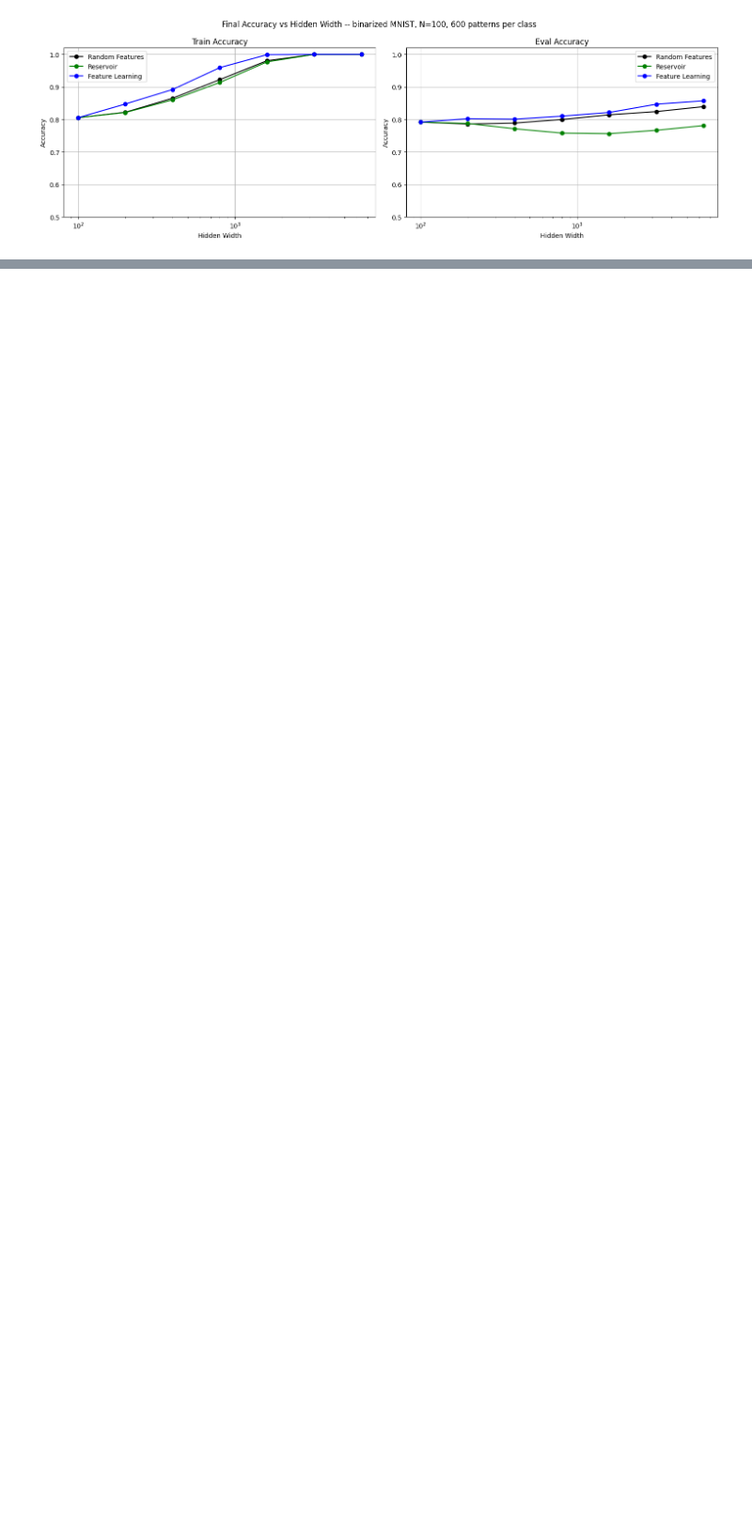
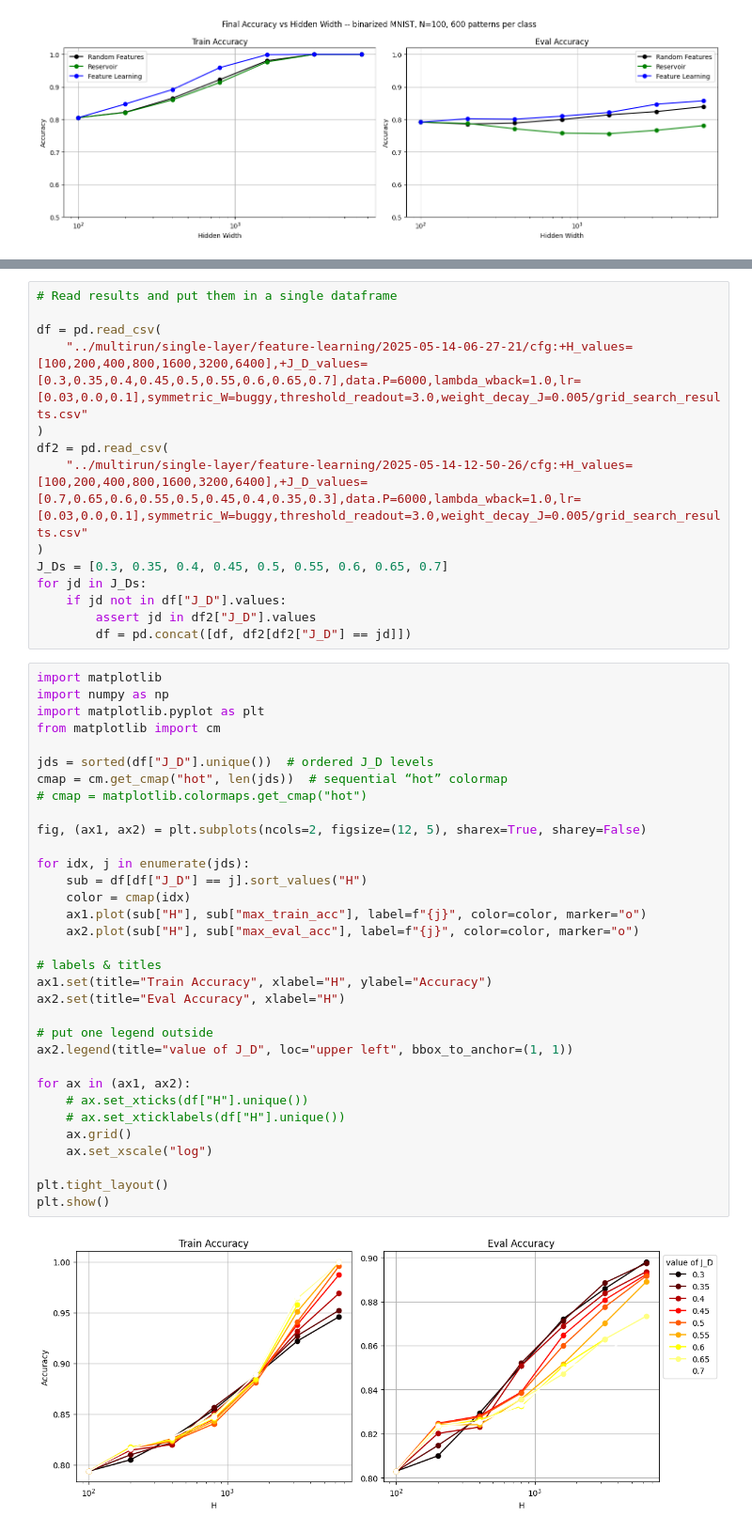
Before and after one commit to mattia-scardecchia/Biological-Learning, a Jupyter notebook: notebooks/plot.ipynb, the cells around one changed output, grey strips where cells are left out. Shown: that part at 94% size. Cells and saved outputs as stored; diff of their text form; blank space fills up the shorter version.

Commit message:
new plots

```diff
--- a/notebooks/plot.ipynb
+++ b/notebooks/plot.ipynb
@@ -755,0 +760,49 @@ plt.show()
+# %%
+# Read results and put them in a single dataframe
+
+df = pd.read_csv(
+    "../multirun/single-layer/feature-learning/2025-05-14-06-27-21/cfg:+H_values=[100,200,400,800,1600,3200,6400],+J_D_values=[0.3,0.35,0.4,0.45,0.5,0.55,0.6,0.65,0.7],data.P=6000,lambda_wback=1.0,lr=[0.03,0.0,0.1],symmetric_W=buggy,threshold_readout=3.0,weight_decay_J=0.005/grid_search_results.csv"
+)
+df2 = pd.read_csv(
+    "../multirun/single-layer/feature-learning/2025-05-14-12-50-26/cfg:+H_values=[100,200,400,800,1600,3200,6400],+J_D_values=[0.7,0.65,0.6,0.55,0.5,0.45,0.4,0.35,0.3],data.P=6000,lambda_wback=1.0,lr=[0.03,0.0,0.1],symmetric_W=buggy,threshold_readout=3.0,weight_decay_J=0.005/grid_search_results.csv"
+)
+J_Ds = [0.3, 0.35, 0.4, 0.45, 0.5, 0.55, 0.6, 0.65, 0.7]
+for jd in J_Ds:
+    if jd not in df["J_D"].values:
+        assert jd in df2["J_D"].values
+        df = pd.concat([df, df2[df2["J_D"] == jd]])
+# %%
+import matplotlib
+import numpy as np
+import matplotlib.pyplot as plt
+from matplotlib import cm
+
+jds = sorted(df["J_D"].unique())  # ordered J_D levels
+cmap = cm.get_cmap("hot", len(jds))  # sequential “hot” colormap
+# cmap = matplotlib.colormaps.get_cmap("hot")
+
+fig, (ax1, ax2) = plt.subplots(ncols=2, figsize=(12, 5), sharex=True, sharey=False)
+
+for idx, j in enumerate(jds):
+    sub = df[df["J_D"] == j].sort_values("H")
+    color = cmap(idx)
+    ax1.plot(sub["H"], sub["max_train_acc"], label=f"{j}", color=color, marker="o")
+    ax2.plot(sub["H"], sub["max_eval_acc"], label=f"{j}", color=color, marker="o")
+
+# labels & titles
+ax1.set(title="Train Accuracy", xlabel="H", ylabel="Accuracy")
+ax2.set(title="Eval Accuracy", xlabel="H")
+
+# put one legend outside
+ax2.legend(title="value of J_D", loc="upper left", bbox_to_anchor=(1, 1))
+
+for ax in (ax1, ax2):
+    # ax.set_xticks(df["H"].unique())
+    # ax.set_xticklabels(df["H"].unique())
+    ax.grid()
+    ax.set_xscale("log")
+
+plt.tight_layout()
+plt.show()
+# %% [output]
+[figure, added]
```
Also changed, not shown: parts of 3 cells of this notebook.
